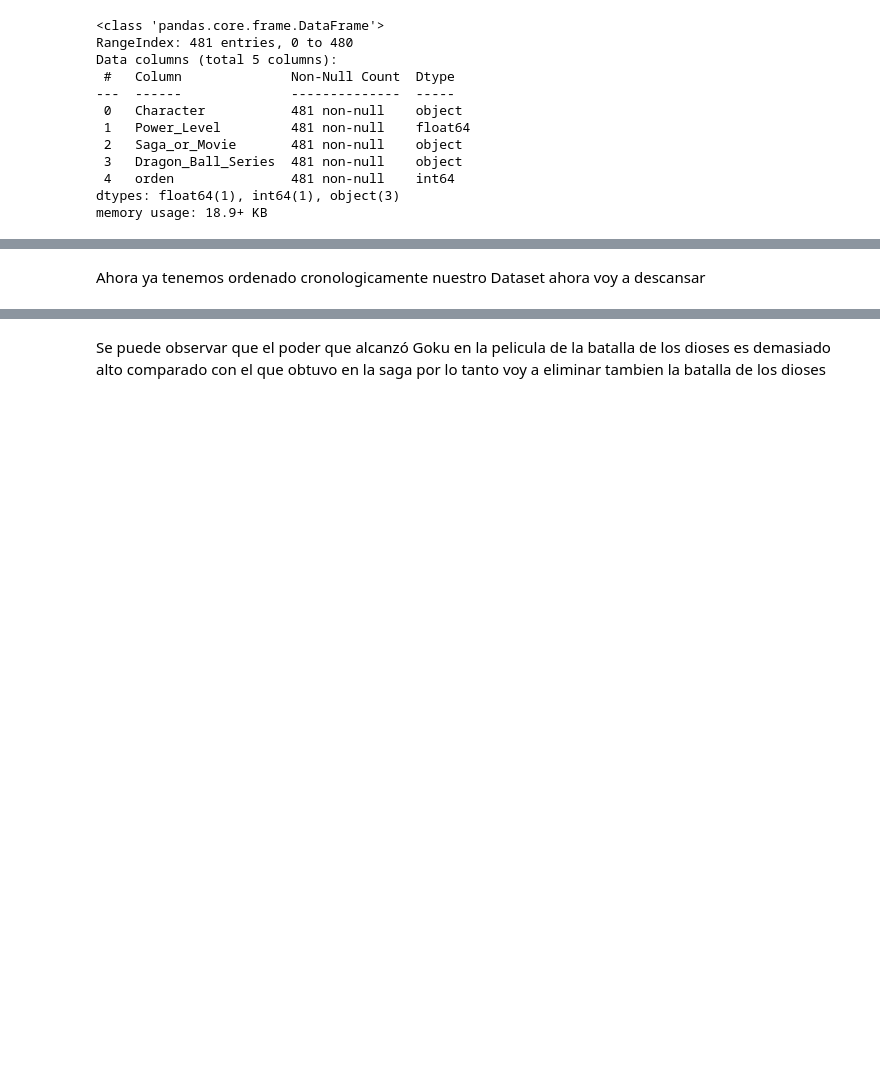
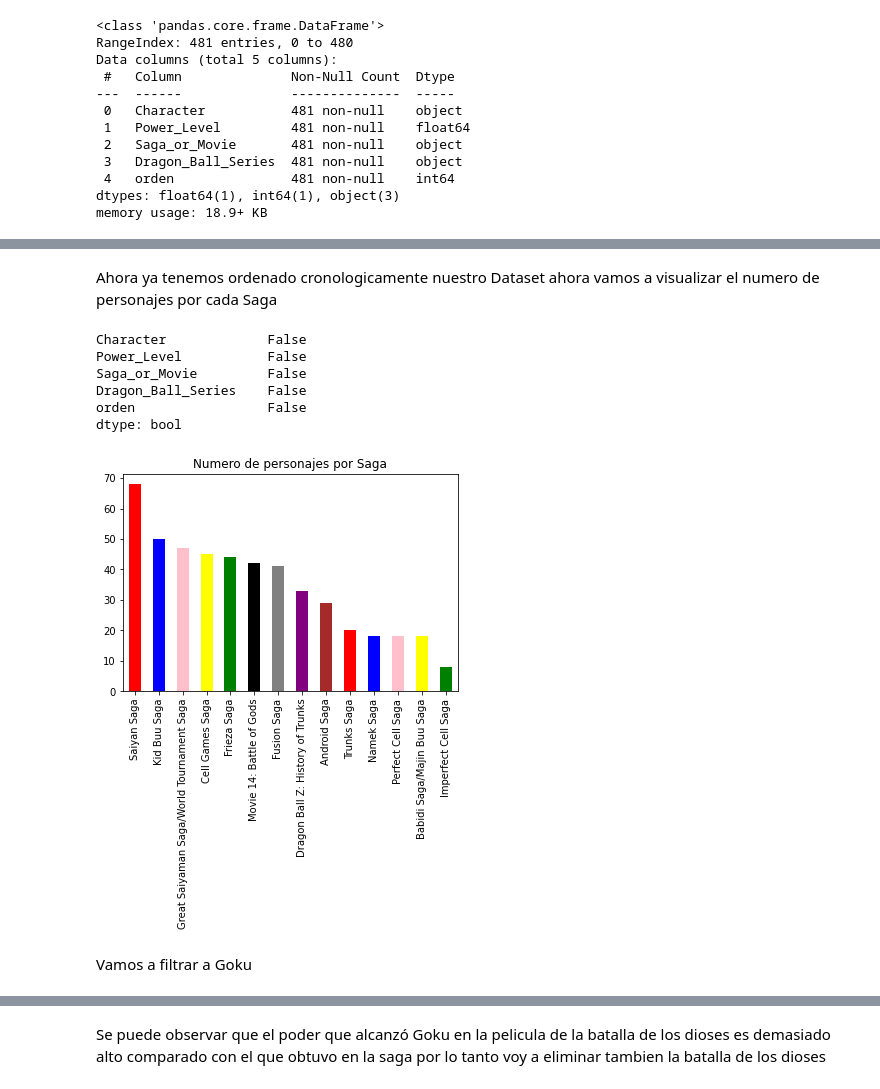
Before and after one commit to eljuanrv/Dragon_Ball_Data-Set, a Jupyter notebook: Dragon_Ball_Data_Set.ipynb, the cells around one changed output, grey strips where cells are left out. Cells and saved outputs as stored; diff of their text form; code cells hidden in the pictures; blank space fills up the shorter version.

```diff
--- a/Dragon_Ball_Data_Set.ipynb
+++ b/Dragon_Ball_Data_Set.ipynb
@@ -323,2 +350,2 @@ df_Z_ordered.tail(50)
 # %% [markdown]
-Ahora ya tenemos ordenado cronologicamente nuestro Dataset ahora voy a descansar
+Ahora ya tenemos ordenado cronologicamente nuestro Dataset ahora vamos a visualizar el numero de personajes por cada Saga
@@ -326,0 +352,16 @@ a='perro pedro'
+# %%
+colores=['red','blue','pink','yellow','green','black','gray','purple','brown','red','blue','pink','yellow','green']
+# %%
+df_Z_ordered.isna().any()
+# %% [output]
+Character             False
+Power_Level           False
+Saga_or_Movie         False
+Dragon_Ball_Series    False
+orden                 False
+dtype: bool
+# %%
+df_Z_ordered.Saga_or_Movie.value_counts().plot(kind='bar',title='Numero de personajes por Saga',color=colores)
+plt.show()
+# %% [output]
+[figure, added]
@@ -327,3 +372,5 @@ a='perro pedro'
+# %% [markdown]
+Vamos a filtrar a Goku
 # %%
 goku=[]
 # %%
```
Also changed, not shown: parts of 19 cells of this notebook.
